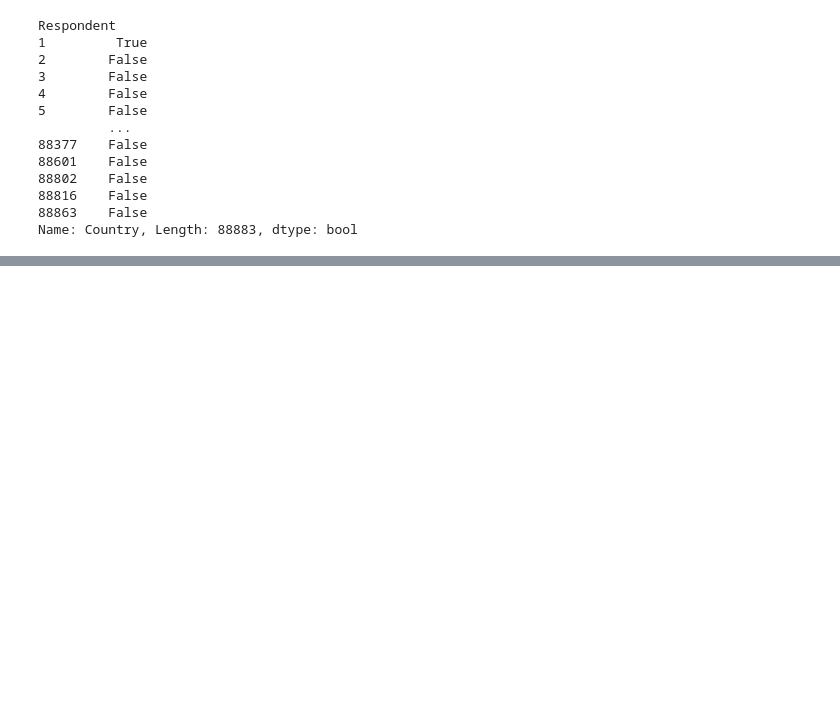
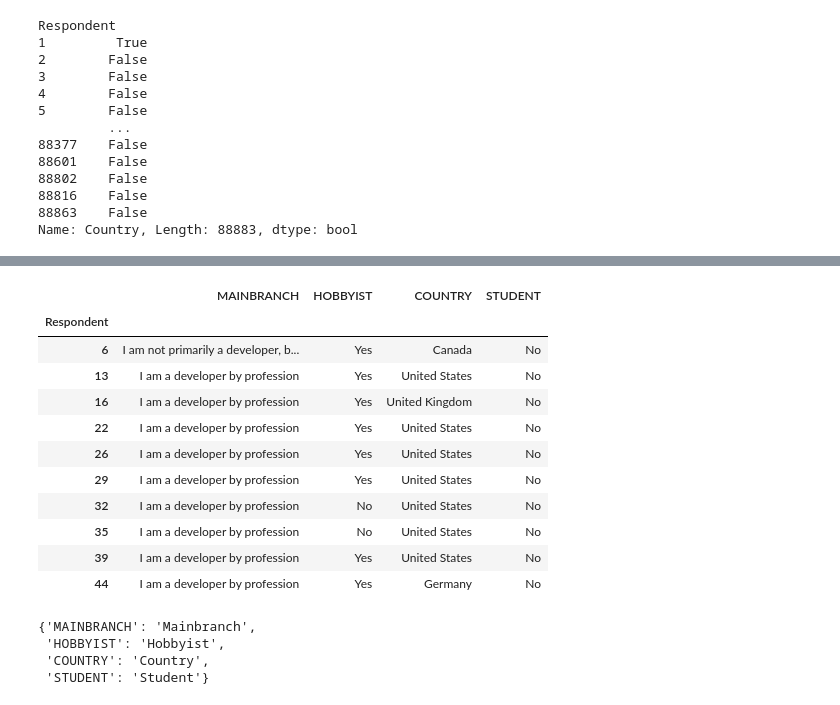
Before and after one commit to sivakguru/Data-Engineering, a Jupyter notebook: Pandas/pandas_jupyter.ipynb, the cells around one changed output, grey strips where cells are left out. Cells and saved outputs as stored; diff of their text form; code cells hidden in the pictures; blank space fills up the shorter version.

```diff
--- a/Pandas/pandas_jupyter.ipynb
+++ b/Pandas/pandas_jupyter.ipynb
@@ -347,0 +358,35 @@ sr_df.loc[filter_condition].head(2)
+# %%
+# Updating the column names ex. making all the column names to UPPER CASE
+sample.columns = list(map(lambda x : x.upper(),list(sample.columns)))
+#same can be achived with out lambda function using list comprehension
+sample.columns = [x.upper() for x in sample.columns]
+sample
+# this method will rename and update all the columns in the DataFrame
+# %% [output]
+|  | MAINBRANCH | HOBBYIST | COUNTRY | STUDENT |
+| Respondent |  |  |  |  |
+| 6 | I am not primarily a developer, b... | Yes | Canada | No |
+| 13 | I am a developer by profession | Yes | United States | No |
+| 16 | I am a developer by profession | Yes | United Kingdom | No |
+| 22 | I am a developer by profession | Yes | United States | No |
+| 26 | I am a developer by profession | Yes | United States | No |
+| 29 | I am a developer by profession | Yes | United States | No |
+| 32 | I am a developer by profession | No | United States | No |
+| 35 | I am a developer by profession | No | United States | No |
+| 39 | I am a developer by profession | Yes | United States | No |
+| 44 | I am a developer by profession | Yes | Germany | No |
+# %%
+# To update or rename a particular column or a list of columns, we will be using (.rename(columns=('key':'value'), inplace=True)) function by passing in a dictionary with Key, Value pairs
+
+# Current column names
+current_names = list(sample.columns)
+# the column names which needs to be updated ex.from UPPER to Capitalize
+to_names = [x.capitalize() for x in current_names]
+# make a dictionary from the above 2 lists
+col_name_dict = dict(zip(current_names, to_names))
+col_name_dict
+# %% [output]
+{'MAINBRANCH': 'Mainbranch',
+ 'HOBBYIST': 'Hobbyist',
+ 'COUNTRY': 'Country',
+ 'STUDENT': 'Student'}
```
Also changed, not shown: parts of 10 cells of this notebook, 1 other file.
